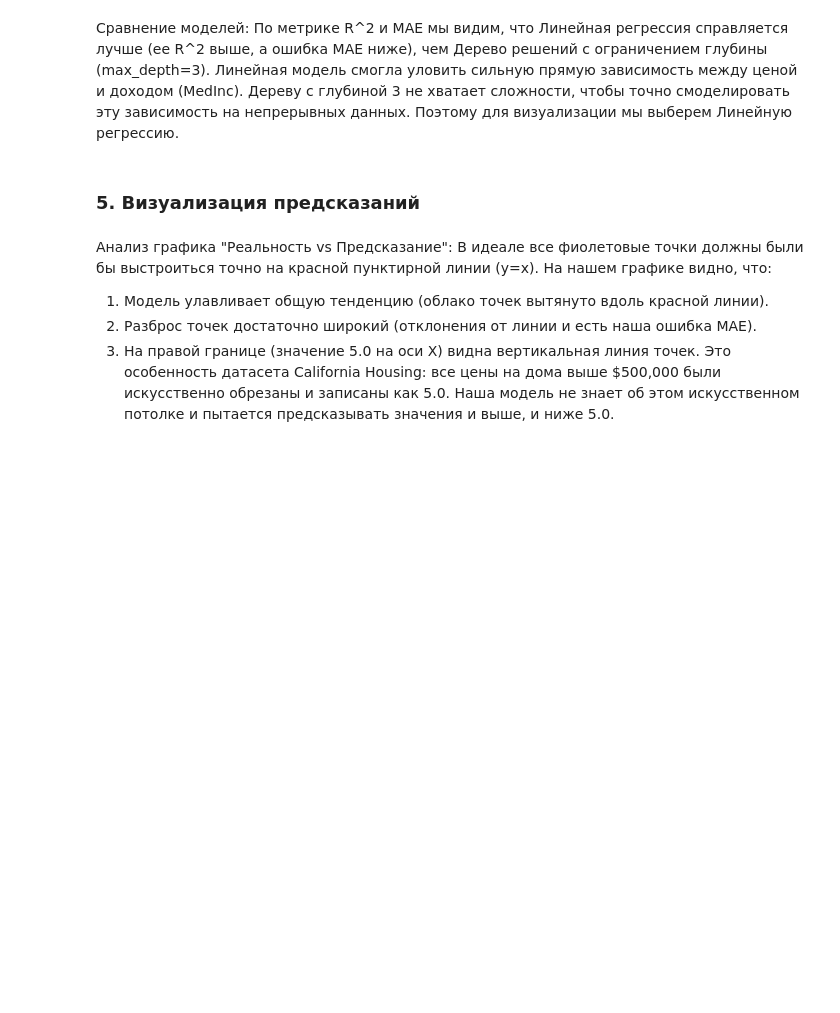
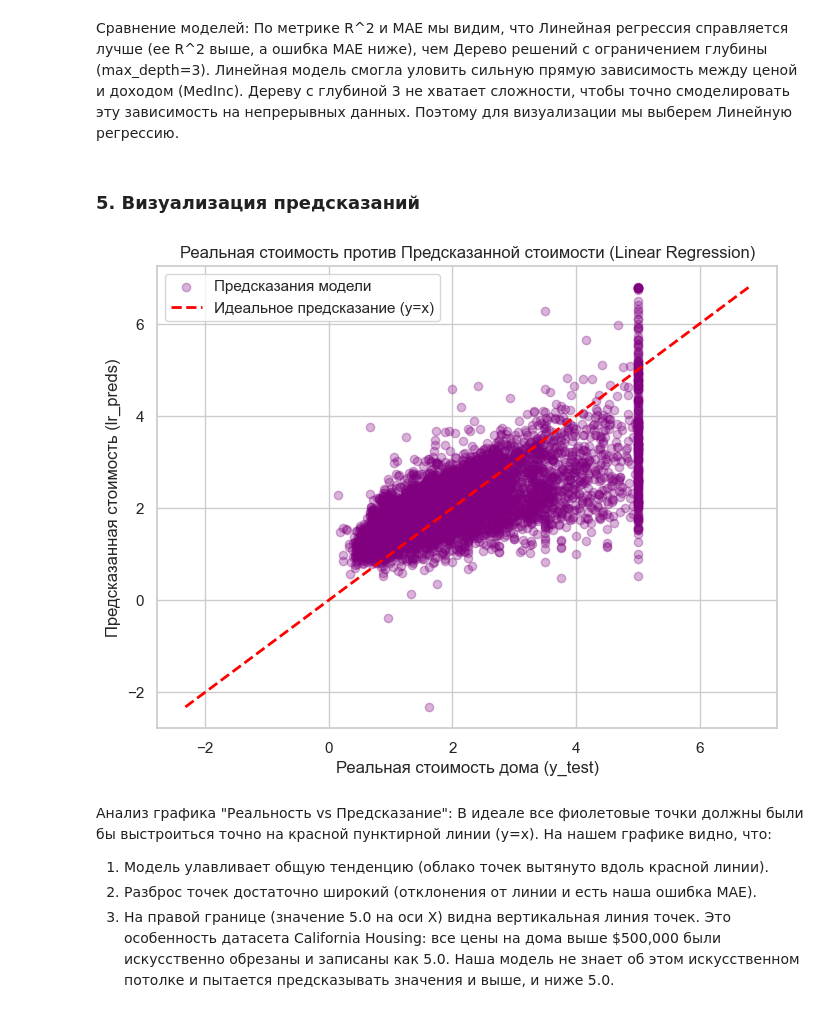
Before and after one commit to astrozzzzz/is-labs, a Jupyter notebook: lab5.ipynb, the cells around one changed output. Saved outputs shown, nothing was run; the diff lists cells and outputs as text; code cells hidden in the pictures; blank space fills up the shorter version.

```diff
--- a/lab5.ipynb
+++ b/lab5.ipynb
@@ -123,22 +151,23 @@ print(f"DecisionTree R2:     {r2_tree:.4f} | MAE: {mae_tree:.4f}")
 # %% [markdown]
 ### 5. Визуализация предсказаний
 # %%
-# 4. Scatter plot (Реальность против Предсказания)
+# 4. Scatter plot
 plt.figure(figsize=(8, 6))
 
-# Рисуем точки: по оси X - реальная цена, по оси Y - предсказанная цена (используем Линейную модель как лучшую)
+# Рисуем точки: по оси X - реальная цена, по оси Y - предсказанная цена (используем Линейную модель)
 plt.scatter(y_test, lr_preds, alpha=0.3, color='purple', label='Предсказания модели')
 
-# Идеальная прямая y = x
 min_val = min(y_test.min(), lr_preds.min())
 max_val = max(y_test.max(), lr_preds.max())
 plt.plot([min_val, max_val], [min_val, max_val], color='red', linestyle='--', linewidth=2, label='Идеальное предсказание (y=x)')
 
-plt.title('Реальная стоимость vs Предсказанная стоимость (Linear Regression)')
+plt.title('Реальная стоимость против Предсказанной стоимости (Linear Regression)')
 plt.xlabel('Реальная стоимость дома (y_test)')
 plt.ylabel('Предсказанная стоимость (lr_preds)')
 plt.legend()
 plt.show()
+# %% [output]
+[figure, added]
 # %% [markdown]
 Анализ графика "Реальность vs Предсказание":
 В идеале все фиолетовые точки должны были бы выстроиться точно на красной пунктирной линии (y=x).
```
Also changed, not shown: parts of 6 cells of this notebook, 3 other files.
